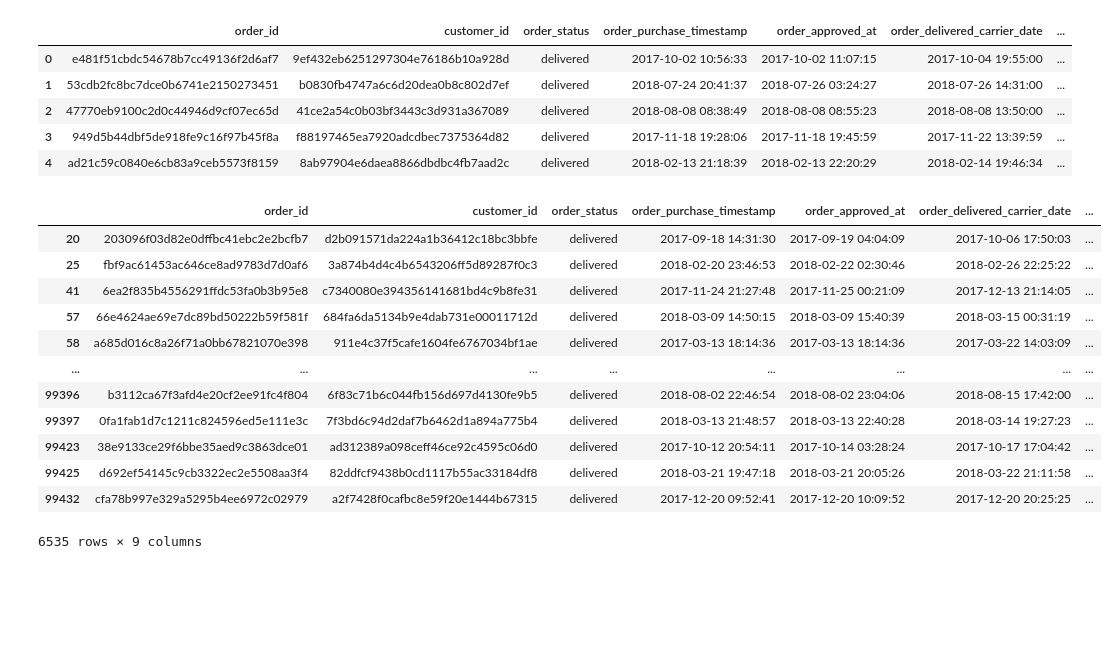
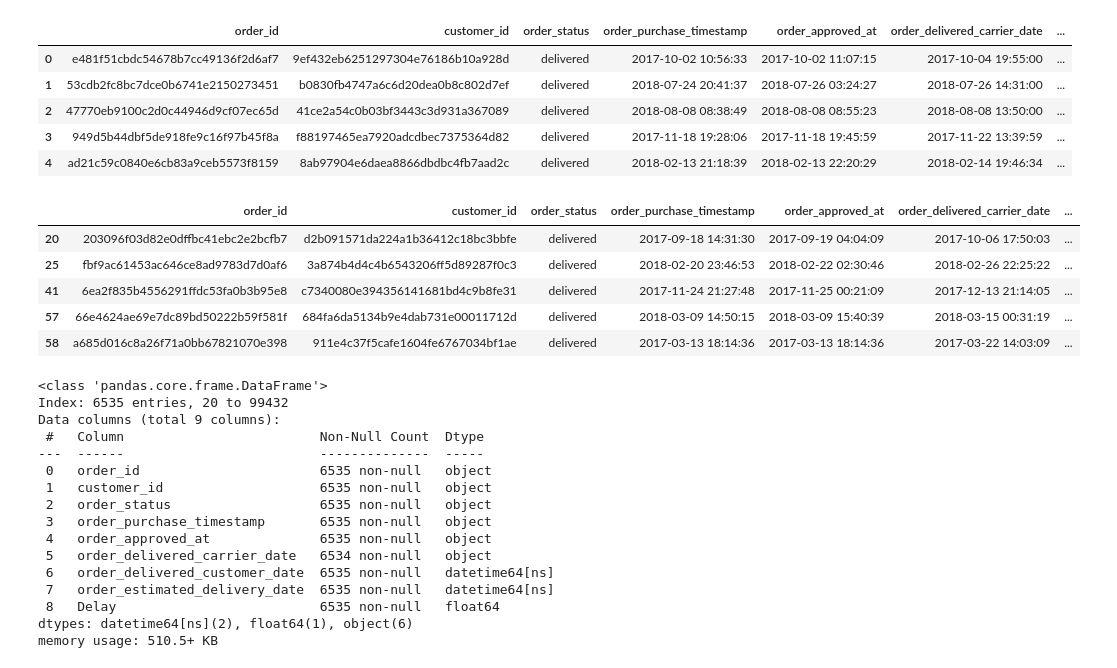
Before and after one commit to RithikDatascientist/works, a Jupyter notebook: learnings/story_telling_insight_analysis/brazill_ecommerce_anlaysis.ipynb, the cells around one changed output. Saved outputs shown, nothing was run; the diff lists cells and outputs as text; code cells hidden in the pictures; blank space fills up the shorter version.

```diff
--- a/learnings/story_telling_insight_analysis/brazill_ecommerce_anlaysis.ipynb
+++ b/learnings/story_telling_insight_analysis/brazill_ecommerce_anlaysis.ipynb
@@ -67,18 +67,31 @@ order_dataset.head()
 | 4 | ad21c59c0840e6cb83a9ceb5573f8159 | 8ab97904e6daea8866dbdbc4fb7aad2c | delivered | 2018-02-13 21:18:39 | 2018-02-13 22:20:29 | 2018-02-14 19:46:34 | ... |
 # %%
 order_dataset["Delay"] = order_dataset["Delay"].dt.total_seconds() / 86400
-order_dataset[order_dataset["Delay"] > 1]
+delayed_order_dataset = order_dataset[order_dataset["Delay"] > 1]
+delayed_order_dataset.head()
 # %% [output]
 |  | order_id | customer_id | order_status | order_purchase_timestamp | order_approved_at | order_delivered_carrier_date | ... |
 | 20 | 203096f03d82e0dffbc41ebc2e2bcfb7 | d2b091571da224a1b36412c18bc3bbfe | delivered | 2017-09-18 14:31:30 | 2017-09-19 04:04:09 | 2017-10-06 17:50:03 | ... |
 | 25 | fbf9ac61453ac646ce8ad9783d7d0af6 | 3a874b4d4c4b6543206ff5d89287f0c3 | delivered | 2018-02-20 23:46:53 | 2018-02-22 02:30:46 | 2018-02-26 22:25:22 | ... |
 | 41 | 6ea2f835b4556291ffdc53fa0b3b95e8 | c7340080e394356141681bd4c9b8fe31 | delivered | 2017-11-24 21:27:48 | 2017-11-25 00:21:09 | 2017-12-13 21:14:05 | ... |
 | 57 | 66e4624ae69e7dc89bd50222b59f581f | 684fa6da5134b9e4dab731e00011712d | delivered | 2018-03-09 14:50:15 | 2018-03-09 15:40:39 | 2018-03-15 00:31:19 | ... |
 | 58 | a685d016c8a26f71a0bb67821070e398 | 911e4c37f5cafe1604fe6767034bf1ae | delivered | 2017-03-13 18:14:36 | 2017-03-13 18:14:36 | 2017-03-22 14:03:09 | ... |
-| ... | ... | ... | ... | ... | ... | ... | ... |
-| 99396 | b3112ca67f3afd4e20cf2ee91fc4f804 | 6f83c71b6c044fb156d697d4130fe9b5 | delivered | 2018-08-02 22:46:54 | 2018-08-02 23:04:06 | 2018-08-15 17:42:00 | ... |
-| 99397 | 0fa1fab1d7c1211c824596ed5e111e3c | 7f3bd6c94d2daf7b6462d1a894a775b4 | delivered | 2018-03-13 21:48:57 | 2018-03-13 22:40:28 | 2018-03-14 19:27:23 | ... |
-| 99423 | 38e9133ce29f6bbe35aed9c3863dce01 | ad312389a098ceff46ce92c4595c06d0 | delivered | 2017-10-12 20:54:11 | 2017-10-14 03:28:24 | 2017-10-17 17:04:42 | ... |
-| 99425 | d692ef54145c9cb3322ec2e5508aa3f4 | 82ddfcf9438b0cd1117b55ac33184df8 | delivered | 2018-03-21 19:47:18 | 2018-03-21 20:05:26 | 2018-03-22 21:11:58 | ... |
-| 99432 | cfa78b997e329a5295b4ee6972c02979 | a2f7428f0cafbc8e59f20e1444b67315 | delivered | 2017-12-20 09:52:41 | 2017-12-20 10:09:52 | 2017-12-20 20:25:25 | ... |
-6535 rows × 9 columns
+# %%
+delayed_order_dataset.info()
+# %% [output]
+<class 'pandas.core.frame.DataFrame'>
+Index: 6535 entries, 20 to 99432
+Data columns (total 9 columns):
+ #   Column                         Non-Null Count  Dtype
+---  ------                         --------------  -----
+ 0   order_id                       6535 non-null   object
+ 1   customer_id                    6535 non-null   object
+ 2   order_status                   6535 non-null   object
+ 3   order_purchase_timestamp       6535 non-null   object
+ 4   order_approved_at              6535 non-null   object
+ 5   order_delivered_carrier_date   6534 non-null   object
+ 6   order_delivered_customer_date  6535 non-null   datetime64[ns]
+ 7   order_estimated_delivery_date  6535 non-null   datetime64[ns]
+ 8   Delay                          6535 non-null   float64
+dtypes: datetime64[ns](2), float64(1), object(6)
+memory usage: 510.5+ KB
```
Also changed, not shown: parts of 6 cells of this notebook.
